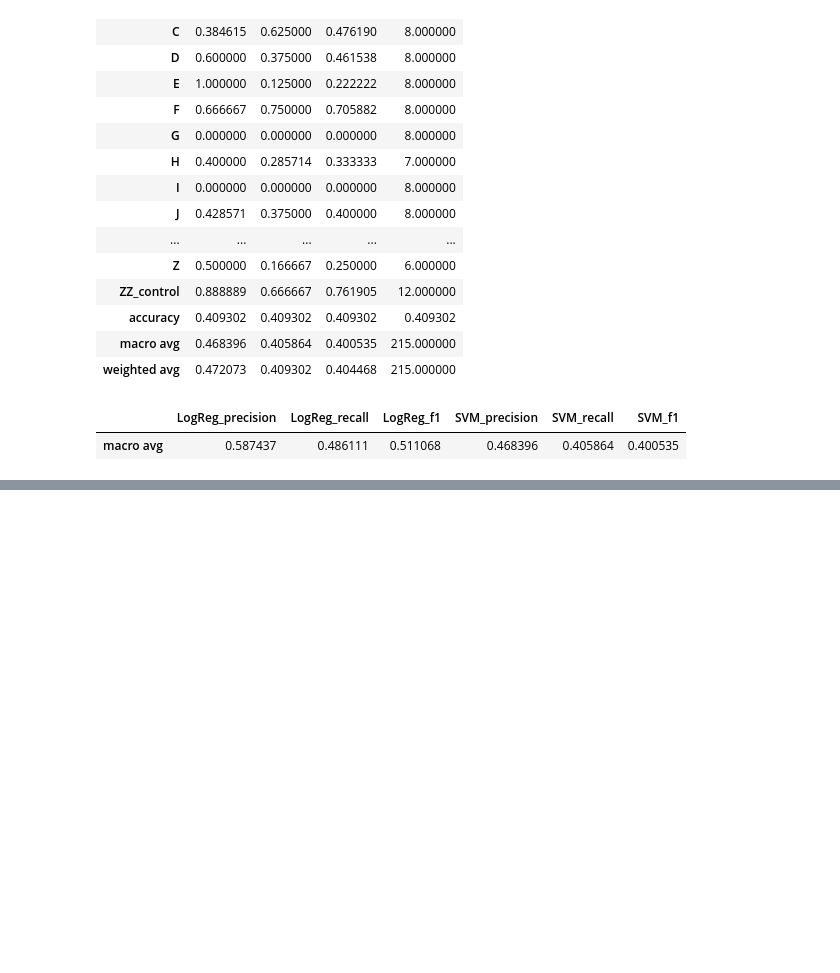
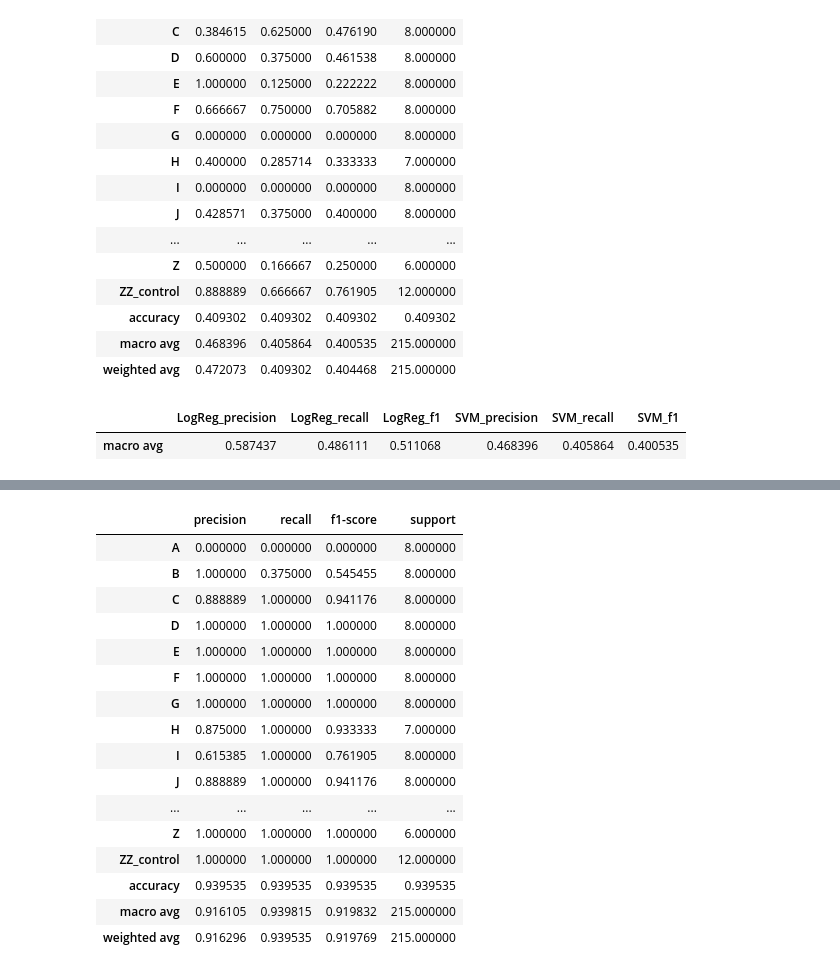
Before and after one commit to Sametavci/ki-al-miRNA-attack, a Jupyter notebook: notebooks/mRNA.ipynb, the cells around one changed output, grey strips where cells are left out. Cells and saved outputs as stored; diff of their text form; code cells hidden in the pictures; blank space fills up the shorter version.

```diff
--- a/notebooks/mRNA.ipynb
+++ b/notebooks/mRNA.ipynb
@@ -465,0 +564,77 @@ comparison_df
+# %%
+y_true_all = []
+y_pred_all = []
+
+for train_idx, test_idx in reidentification_cv(df_all):
+    X_train, X_test = X[train_idx], X[test_idx]
+    y_train, y_test = y[train_idx], y[test_idx]
+
+    # pair üret, train et (yukarıdaki adımlar)
+    # sonra predict_patient_siamese
+
+    y_pred = predict_patient_siamese(
+        siamese, X_test[0], X_train, y_train
+    )
+
+    y_true_all.append(y_test[0])
+    y_pred_all.append(y_pred)
+# %%
+y_true_all = []
+y_pred_all = []
+
+for fold, (train_idx, test_idx) in enumerate(reidentification_cv(df_all), 1):
+
+    X_train, X_test = X[train_idx], X[test_idx]
+    y_train, y_test = y[train_idx], y[test_idx]
+
+    Xp, yp = make_positive_pairs(X_train, y_train)
+    Xn, yn = make_negative_pairs(X_train, y_train, n_pairs=len(yp))
+
+    X_pairs = np.vstack([Xp, Xn])
+    y_pairs = np.hstack([yp, yn])
+
+    siamese.fit(
+        [X_pairs[:, 0], X_pairs[:, 1]],
+        y_pairs,
+        batch_size=16,
+        epochs=10,
+        verbose=0
+    )
+
+    y_pred = predict_patient_siamese(
+        siamese,
+        X_test[0],
+        X_train,
+        y_train
+    )
+
+    y_true_all.append(y_test[0])
+    y_pred_all.append(y_pred)
+
+report_siamese = classification_report(
+    y_true_all,
+    y_pred_all,
+    output_dict=True,
+    zero_division=0
+)
+
+report_siamese_df = pd.DataFrame(report_siamese).transpose()
+report_siamese_df
+# %% [output]
+|  | precision | recall | f1-score | support |
+| A | 0.000000 | 0.000000 | 0.000000 | 8.000000 |
+| B | 1.000000 | 0.375000 | 0.545455 | 8.000000 |
+| C | 0.888889 | 1.000000 | 0.941176 | 8.000000 |
+| D | 1.000000 | 1.000000 | 1.000000 | 8.000000 |
+| E | 1.000000 | 1.000000 | 1.000000 | 8.000000 |
+| F | 1.000000 | 1.000000 | 1.000000 | 8.000000 |
+| G | 1.000000 | 1.000000 | 1.000000 | 8.000000 |
+| H | 0.875000 | 1.000000 | 0.933333 | 7.000000 |
+| I | 0.615385 | 1.000000 | 0.761905 | 8.000000 |
+| J | 0.888889 | 1.000000 | 0.941176 | 8.000000 |
+| ... | ... | ... | ... | ... |
+| Z | 1.000000 | 1.000000 | 1.000000 | 6.000000 |
+| ZZ_control | 1.000000 | 1.000000 | 1.000000 | 12.000000 |
+| accuracy | 0.939535 | 0.939535 | 0.939535 | 0.939535 |
+| macro avg | 0.916105 | 0.939815 | 0.919832 | 215.000000 |
+| weighted avg | 0.916296 | 0.939535 | 0.919769 | 215.000000 |
```
Also changed, not shown: parts of 17 cells of this notebook.
